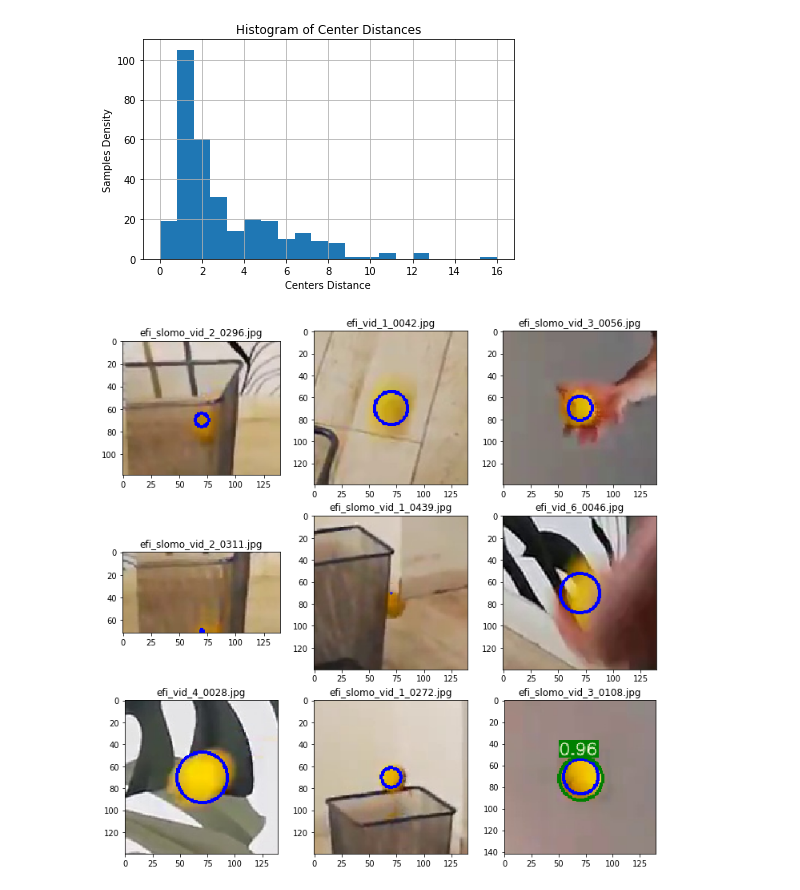
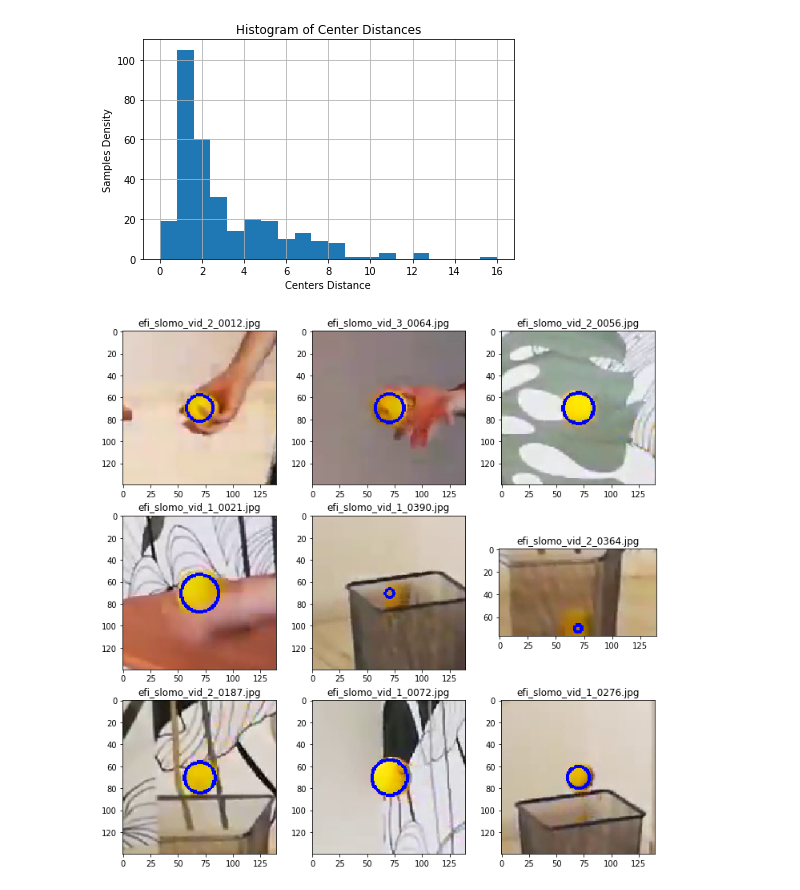
Before and after one commit to idow09/follow_up, a Jupyter notebook: exploration_notebook.ipynb, the cells around one changed output. Saved outputs shown, nothing was run; the diff lists cells and outputs as text; code cells hidden in the pictures.

Commit message:
Another filtering option (no_preds)

```diff
--- a/exploration_notebook.ipynb
+++ b/exploration_notebook.ipynb
@@ -64,15 +64,15 @@ plt.show()
 # %%
 GREEN = (0, 128, 0)
 RED = (0, 0, 255)
 NEUTRAL = (255, 0, 0)
 
-samples = bm.choose_samples(num_samples=9, cond=Benchmark.has_labels)
+samples = bm.choose_samples(num_samples=9, cond=Benchmark.no_preds)
 
 _, axs = plt.subplots(3, 3, figsize=(12, 12))
 axs = axs.flatten()
 for sample, ax in zip(samples, axs):
     im = create_sample_visualization(sample, 0.5, GREEN, RED, NEUTRAL, crop=True, color_mode='rgb')
     ax.imshow(im)
     ax.set_title(Path(sample.path).name)
 # %% [output]
-[figure, old version]
+[figure, new version]
```
Also changed, not shown: 1 other file.
